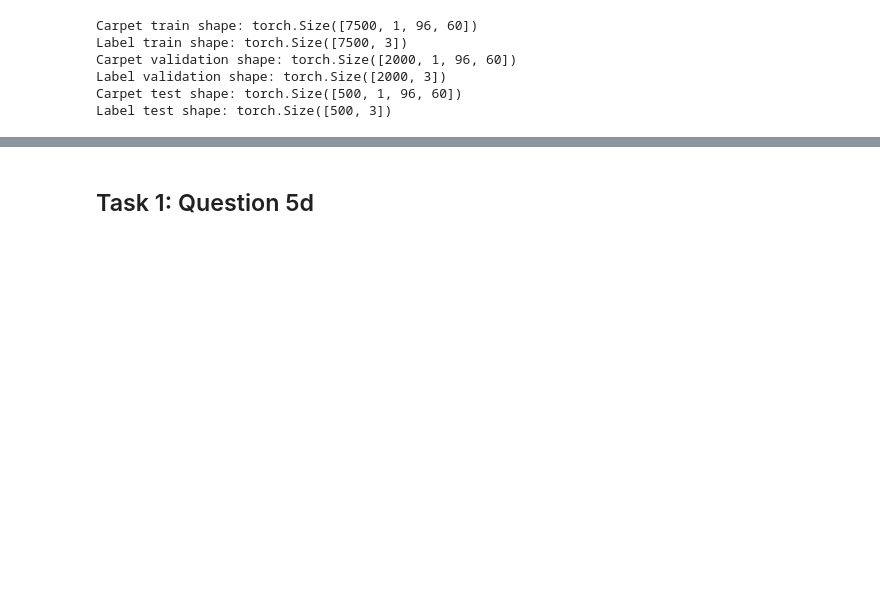
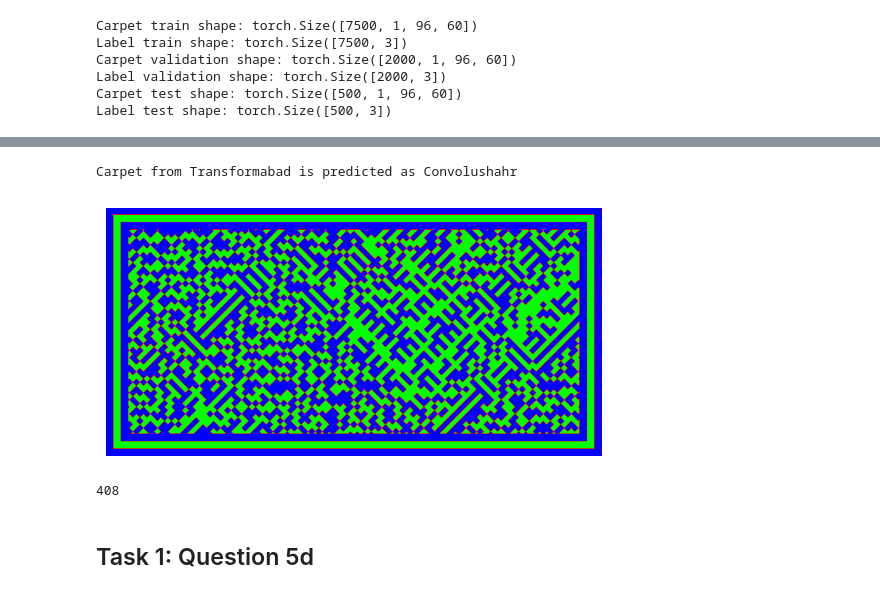
Before and after one commit to lsiecker/Deep-Learning, a Jupyter notebook: assignment_1/Assignment_1.ipynb, the cells around one changed output, grey strips where cells are left out. Saved outputs shown, nothing was run; the diff lists cells and outputs as text; code cells hidden in the pictures; blank space fills up the shorter version.

Commit message:
Task 1: Fantastic 438

```diff
--- a/assignment_1/Assignment_1.ipynb
+++ b/assignment_1/Assignment_1.ipynb
@@ -123,16 +125,18 @@ class OriginPredictor(nn.Module):
 
         self.model = nn.Sequential(
             sc.Slice(4, False),
-            sc.SymmetryConv2d(1, 16, 3, rotation=4, reflection=False),
+            sc.SymmetryConv2d(1, 64, 5, rotation=4, reflection=False),
+            nn.Dropout2d(),
             nn.ReLU(),
 
-            sc.SymmetryConv2d(16, 32, 3, rotation=4, reflection=False),
+            sc.SymmetryConv2d(64, 256, 5, rotation=4, reflection=False),
+            nn.Dropout2d(),
             nn.ReLU(),
 
             sc.SymmetryPool(),
 
             nn.Flatten(),
-            nn.Linear(164864, 3)
+            nn.Linear(1171456, 3)
         )
 
     def forward(self, x):
@@ -252,0 +281,33 @@ trainer.run_trainer()
+# %%
+'''
+(For the test dataset)
+1. For each class a good classified carpet
+2. For each class if possible a wrongly classified carpet
+3. Accuracy of the model
+'''
+
+
+idx = np.random.randint(0,X_test.size(0))
+
+model.eval()
+
+with torch.no_grad():
+    out = model(X_test[idx,None].to(device))  # send through model/network
+
+
+out_softmax = torch.softmax(out, dim=1)  # perform softmax on outputs
+max_index = torch.argmax(out_softmax, dim=1)
+
+test_label = oh_to_label(y_test[idx,None])[0]
+
+cls_dict = {0: 'Convolushahr', 1:'Transformabad', 2:'Reinforciya'}
+pred_label = cls_dict[max_index.cpu().numpy()[0]]
+show_carpet(X_test, idx)
+print('Carpet from', test_label, 'is predicted as', pred_label)
+# %% [output]
+Carpet from Transformabad is predicted as Convolushahr
+[figure, added]
+# %%
+print(idx) # 438 is very very fantastic
+# %% [output]
+408
```
Also changed, not shown: parts of 8 cells of this notebook.
